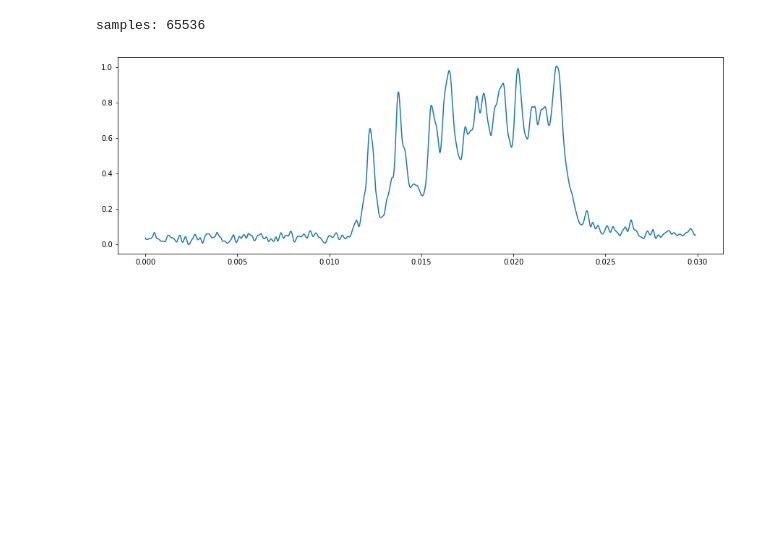
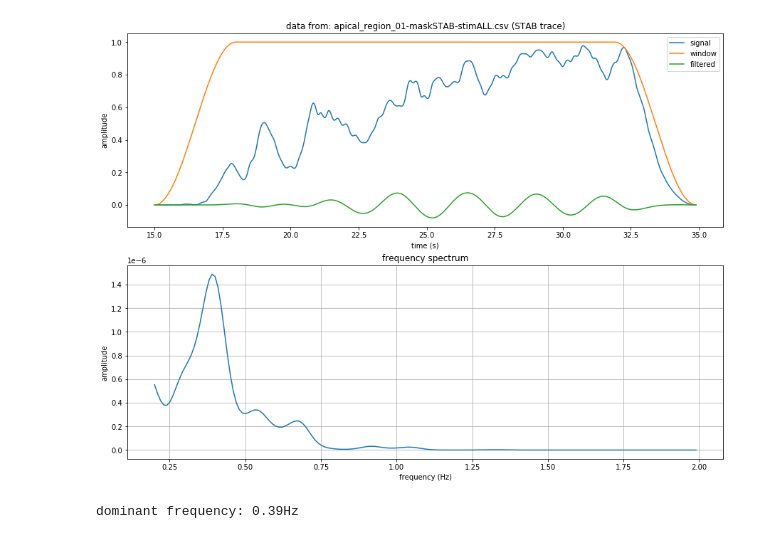
Before and after one commit to jrugis/cell_tools_historical, a Jupyter notebook: IMAGING/notebooks/apical_post_processing_analysis.ipynb, the cells around one changed output. Cells and saved outputs as stored; diff of their text form; code cells hidden in the pictures; blank space fills up the shorter version.

```diff
--- a/IMAGING/notebooks/apical_post_processing_analysis.ipynb
+++ b/IMAGING/notebooks/apical_post_processing_analysis.ipynb
@@ -107,16 +121,52 @@ plt.close() # frees up memory
-# %%
-n = 16
-p = 2**n
-print("samples:", p)
-
-fig, ax = plt.subplots(nrows=1, ncols=1, figsize = [15, 5])
-
-f = interp1d(X, Y, kind='cubic')
-Xnew = np.linspace(tmin, tmax, p, endpoint=True)
-ax.plot(Xnew,f(Xnew))
-
-plt.show()
-plt.close() # frees up memory
-# %% [output]
-samples: 65536
-[figure, removed]
+# %%
+%matplotlib inline
+
+idx = 0
+
+# upsample the data
+sr = 50                                                 # a new sample rate (for interpolation)
+f = interp1d(X0, Y0[idx], kind='cubic')                 # define the resampling function
+X = np.linspace(tmin, tmax, (trng*sr)+1, endpoint=True) # define the new time steps
+Y = f(X)                                                # resample the original signal
+
+fig, ax = plt.subplots(nrows=2, ncols=1, figsize = [15,11])
+
+wdw = signal.tukey(len(Y), alpha=0.3)      # define a windowing function
+ax[0].plot(X,wdw*Y,label="signal")         # plot the windowed signal
+ax[0].plot(X,wdw,label="window")           # plot the window itself
+
+# use a filter bank for selective frequency response determination
+fX = np.arange(0.2, 2.0, 0.01)             # filter bank frequencies (min, max, step)
+fY = []                                    # filter bank responses (rms)
+Ya = []                                    # list of all the filtered signals
+for s in fX:
+  sos = signal.butter(2, (s-0.05,s+0.05), btype='bandpass', fs=sr, output='sos')
+  #ofs = np.exp(s)/40.0
+  #sos = signal.butter(2, (s-ofs,s+ofs), btype='bandpass', fs=sr, output='sos')
+  Y1 = wdw*signal.sosfilt(sos, wdw*Y)      # filter the windowed signal and window the result
+  Ya.append(Y1)                            # save a copy of the filtered signal
+  fY.append(np.mean(Y1**2)**2)             # save the rms value of the filtered signal
+
+ax[1].plot(fX,fY)    # plot the frequency response
+ax[1].grid(b=True)
+
+_,pks = signal.find_peaks(fY,height=0)         # find peaks
+didx = fY.index(np.max(pks["peak_heights"]))   # get index of dominant frequency
+ax[0].plot(X,Ya[didx],label="filtered")  # plot the signal filtered by the dominant frequency
+
+ax[0].set_title("data from: " + region_sel[0] + " (" + data_labels[idx] + " trace)")
+ax[0].legend()
+ax[0].set(ylabel="amplitude")
+ax[0].set(xlabel="time (s)")
+
+ax[1].set_title("frequency spectrum")
+ax[1].set(ylabel="amplitude")
+ax[1].set(xlabel="frequency (Hz)")
+ax[1].ticklabel_format(axis="y", style="sci", scilimits=(0,0))
+
+plt.show()
+plt.close() # frees up memory
+print("dominant frequency:", "{:3.3}Hz".format(fX[didx]))
+# %% [output]
+[figure, added]
+dominant frequency: 0.39Hz
```
Also changed, not shown: parts of 19 cells of this notebook, 2 other files.
